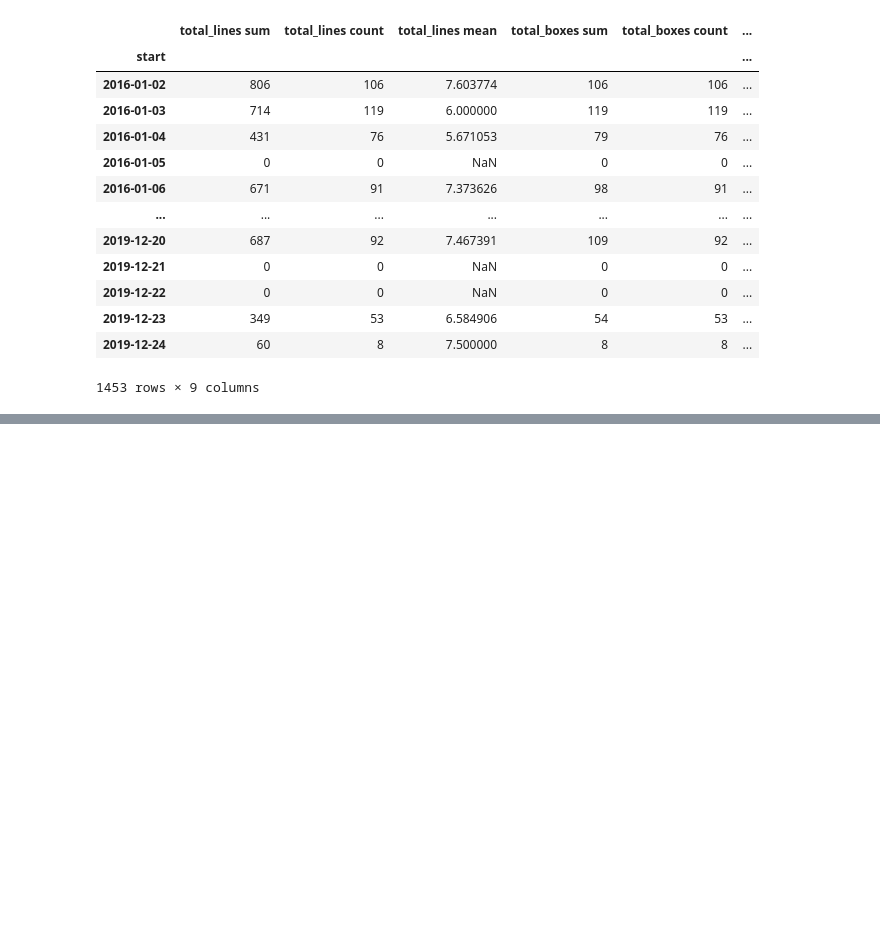
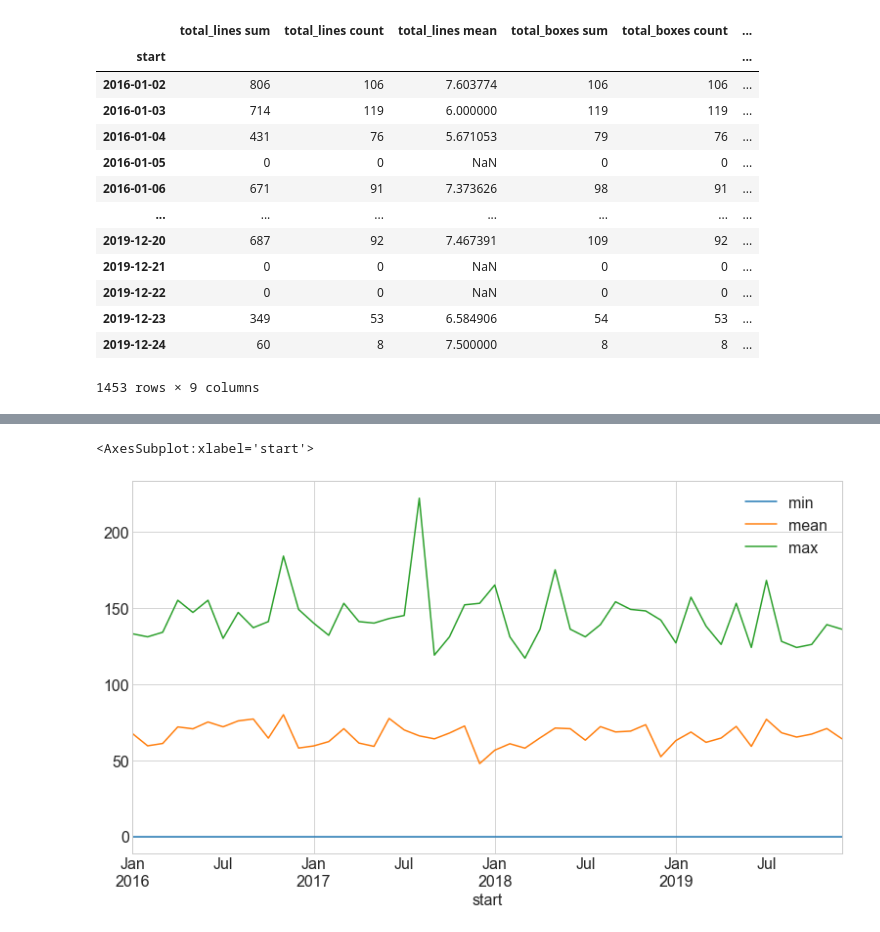
Before and after one commit to RyvynYoung/Supply_Chain, a Jupyter notebook: TS_exp_model.ipynb, the cells around one changed output, grey strips where cells are left out. Saved outputs shown, nothing was run; the diff lists cells and outputs as text; code cells hidden in the pictures; blank space fills up the shorter version.

```diff
--- a/TS_exp_model.ipynb
+++ b/TS_exp_model.ipynb
@@ -675,3 +678,8 @@ pick_agg
 | 2019-12-23 | 349 | 53 | 6.584906 | 54 | 53 | ... |
 | 2019-12-24 | 60 | 8 | 7.500000 | 8 | 8 | ... |
 1453 rows × 9 columns
+# %%
+pick_agg = pick_agg.drop(columns=['total_lines count', 'total_boxes count'])
+pick_agg = pick_agg.rename(columns={'pick_seconds count': 'order_count'})
+pick_agg = pick_agg.fillna(0)
+pick_agg
@@ -677,0 +701,5 @@ pick_agg
+# %%
+pick_agg.order_count.resample('M').agg(['min', 'mean', 'max']).plot()
+# %% [output]
+<AxesSubplot:xlabel='start'>
+[figure, added]
```
Also changed, not shown: parts of 18 cells of this notebook.
